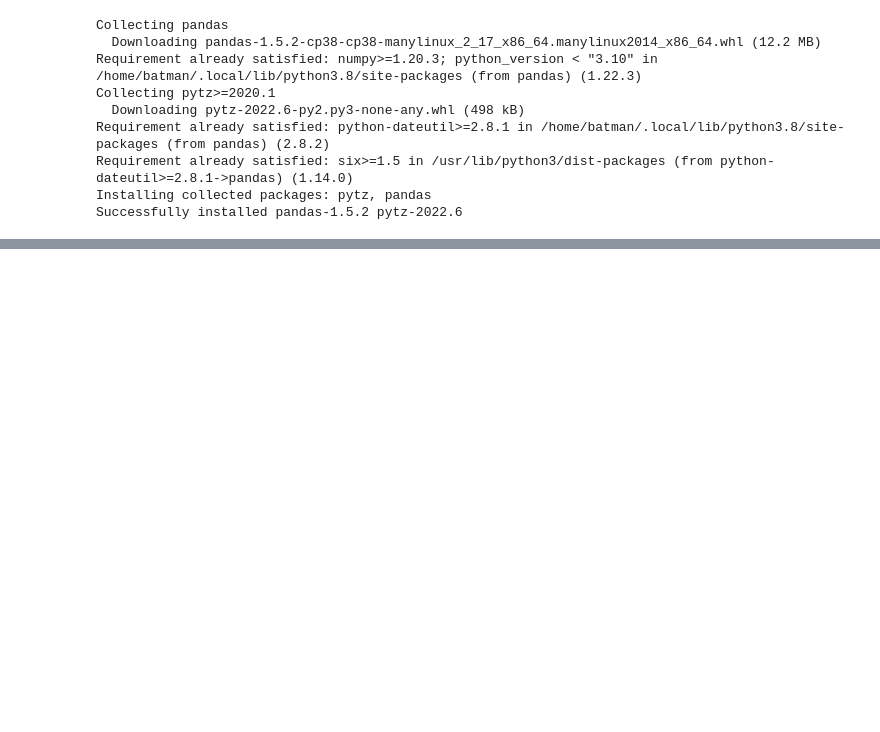
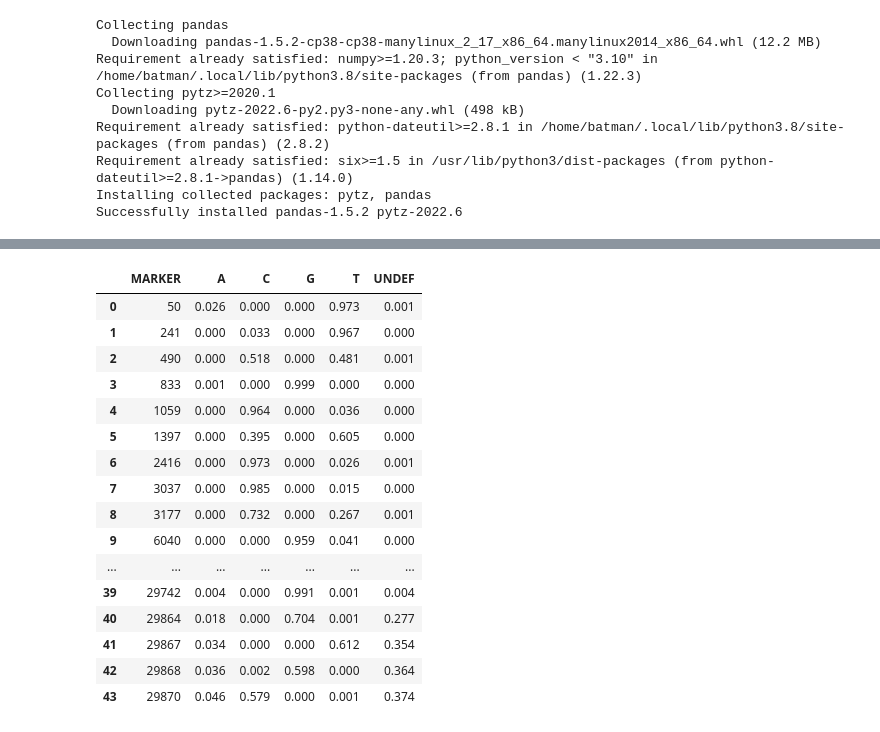
Before and after one commit to jonathanbff/bioninfoFMRP, a Jupyter notebook: LD_Analysis/countrydata.ipynb, the cells around one changed output, grey strips where cells are left out. Saved outputs shown, nothing was run; the diff lists cells and outputs as text; code cells hidden in the pictures; blank space fills up the shorter version.

```diff
--- a/LD_Analysis/countrydata.ipynb
+++ b/LD_Analysis/countrydata.ipynb
@@ -31,0 +45,22 @@ usagens
+# %%
+data_usa_freq = pd.read_csv('USA_FREQS.txt', sep="	",)
+#headers = ("MARKER",	"A",	"C",	"G",	"T",	"UNDEF")
+data_usa_freq
+# %% [output]
+|  | MARKER | A | C | G | T | UNDEF |
+| 0 | 50 | 0.026 | 0.000 | 0.000 | 0.973 | 0.001 |
+| 1 | 241 | 0.000 | 0.033 | 0.000 | 0.967 | 0.000 |
+| 2 | 490 | 0.000 | 0.518 | 0.000 | 0.481 | 0.001 |
+| 3 | 833 | 0.001 | 0.000 | 0.999 | 0.000 | 0.000 |
+| 4 | 1059 | 0.000 | 0.964 | 0.000 | 0.036 | 0.000 |
+| 5 | 1397 | 0.000 | 0.395 | 0.000 | 0.605 | 0.000 |
+| 6 | 2416 | 0.000 | 0.973 | 0.000 | 0.026 | 0.001 |
+| 7 | 3037 | 0.000 | 0.985 | 0.000 | 0.015 | 0.000 |
+| 8 | 3177 | 0.000 | 0.732 | 0.000 | 0.267 | 0.001 |
+| 9 | 6040 | 0.000 | 0.000 | 0.959 | 0.041 | 0.000 |
+| ... | ... | ... | ... | ... | ... | ... |
+| 39 | 29742 | 0.004 | 0.000 | 0.991 | 0.001 | 0.004 |
+| 40 | 29864 | 0.018 | 0.000 | 0.704 | 0.001 | 0.277 |
+| 41 | 29867 | 0.034 | 0.000 | 0.000 | 0.612 | 0.354 |
+| 42 | 29868 | 0.036 | 0.002 | 0.598 | 0.000 | 0.364 |
+| 43 | 29870 | 0.046 | 0.579 | 0.000 | 0.001 | 0.374 |
```
Also changed, not shown: parts of 6 cells of this notebook, 1 other file.
